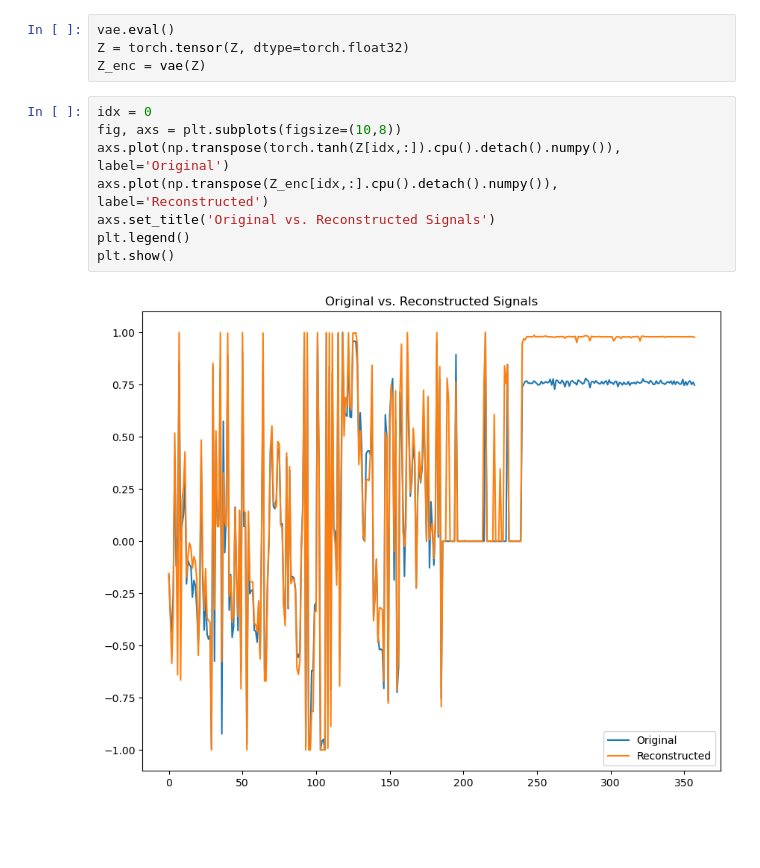
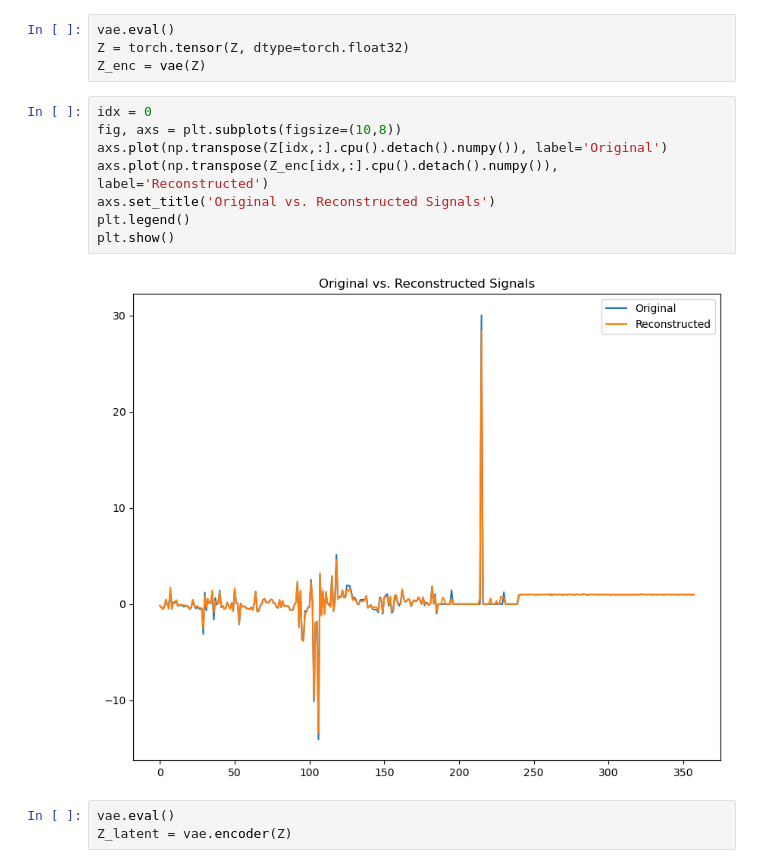
Before and after one commit to navidaftabi/rnn_paper, a Jupyter notebook: vae_main.ipynb, the cells around one changed output. Saved outputs shown, nothing was run; the diff lists cells and outputs as text; blank space fills up the shorter version.

```diff
--- a/vae_main.ipynb
+++ b/vae_main.ipynb
@@ -117,10 +117,13 @@ Z_enc = vae(Z)
 # %%
 idx = 0
 fig, axs = plt.subplots(figsize=(10,8))
-axs.plot(np.transpose(torch.tanh(Z[idx,:]).cpu().detach().numpy()), label='Original')
+axs.plot(np.transpose(Z[idx,:].cpu().detach().numpy()), label='Original')
 axs.plot(np.transpose(Z_enc[idx,:].cpu().detach().numpy()), label='Reconstructed')
 axs.set_title('Original vs. Reconstructed Signals')
 plt.legend()
 plt.show()
 # %% [output]
-[figure, old version]
+[figure, new version]
+# %%
+vae.eval()
+Z_latent = vae.encoder(Z)
```
Also changed, not shown: parts of 3 cells of this notebook, 6 other files.
